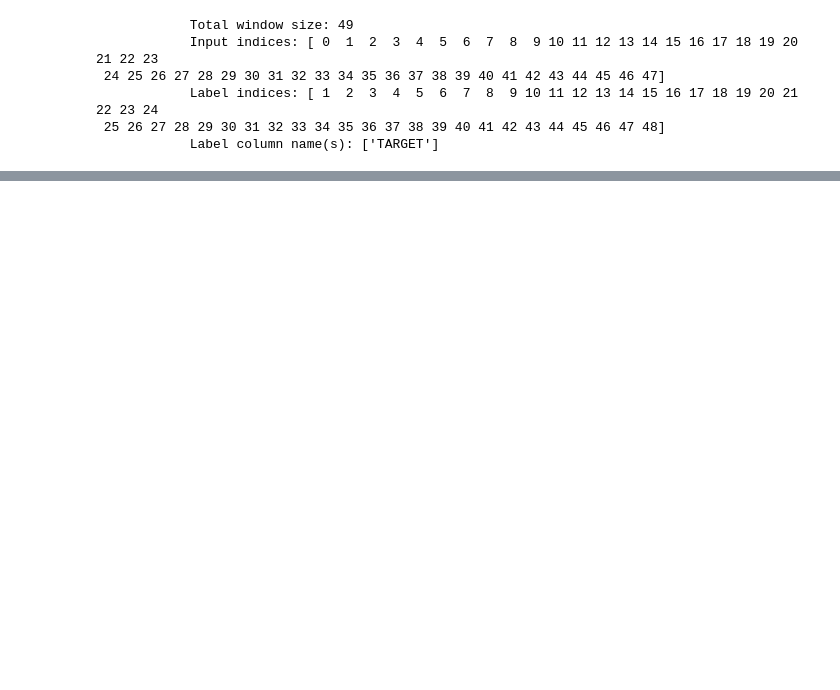
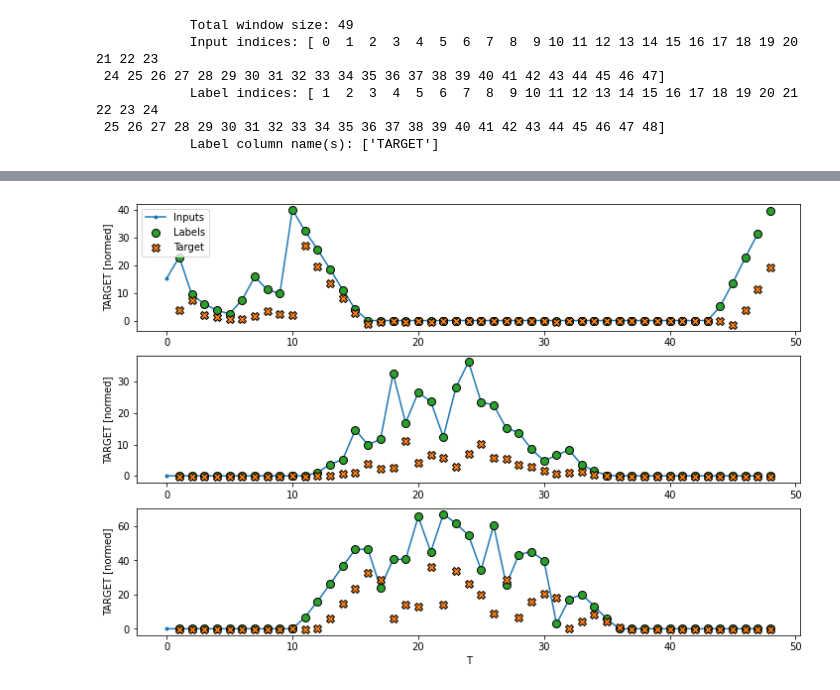
Before and after one commit to parkjuida/dacon, a Jupyter notebook: 235680/simple_model.ipynb, the cells around one changed output, grey strips where cells are left out. Cells and saved outputs as stored; diff of their text form; code cells hidden in the pictures; blank space fills up the shorter version.

```diff
--- a/235680/simple_model.ipynb
+++ b/235680/simple_model.ipynb
@@ -185,0 +212,6 @@ ValueError: x and y must have same first dimension, but have shapes (48,) and (2
+# %%
+linear = tf.keras.Sequential([
+    tf.keras.layers.Dense(1)
+])
+print('Input shape:', single_step_window.example[0].shape)
+print('Output shape:', linear(single_step_window.example[0]).shape)
@@ -185,0 +248,4 @@ ValueError: x and y must have same first dimension, but have shapes (48,) and (2
+# %%
+wide_window.plot(linear)
+# %% [output]
+[figure, added]
```
Also changed, not shown: parts of 14 cells of this notebook, 3 other files.
